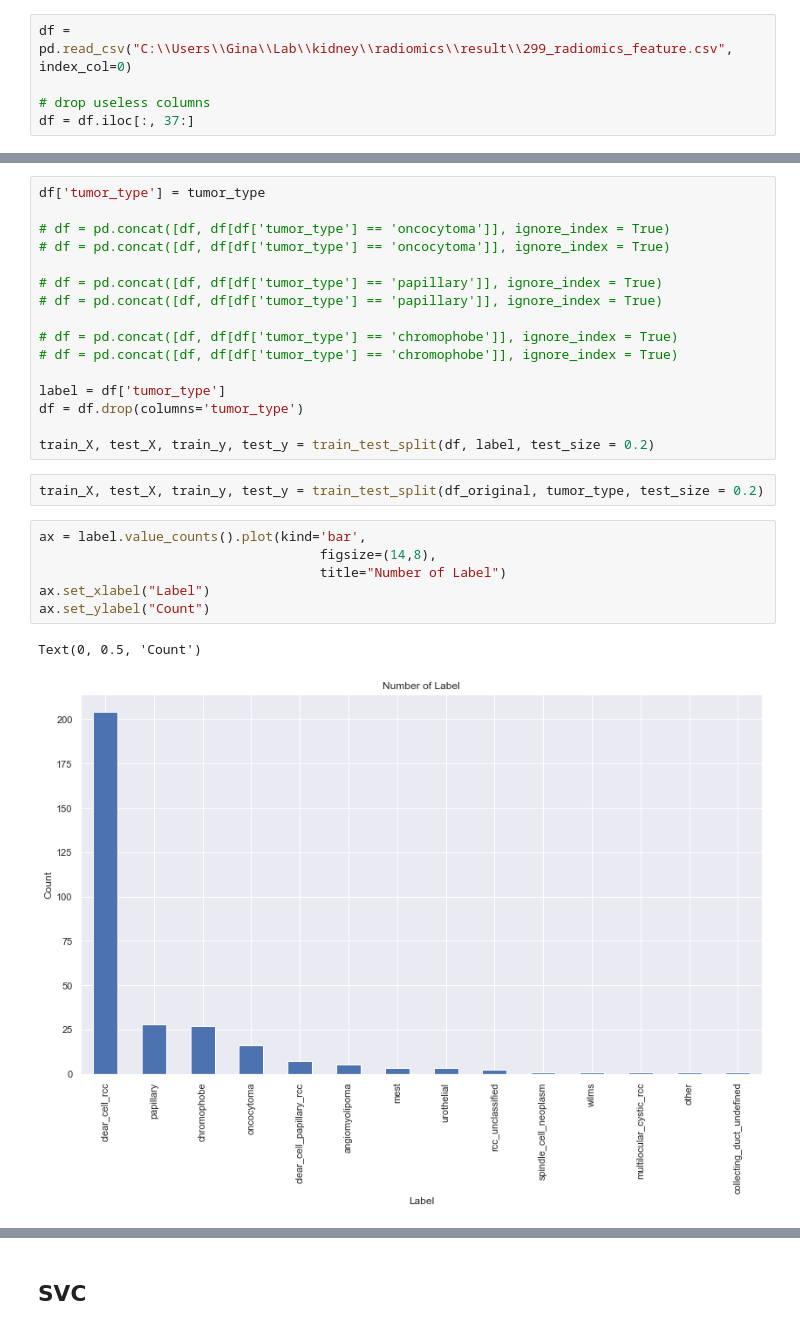
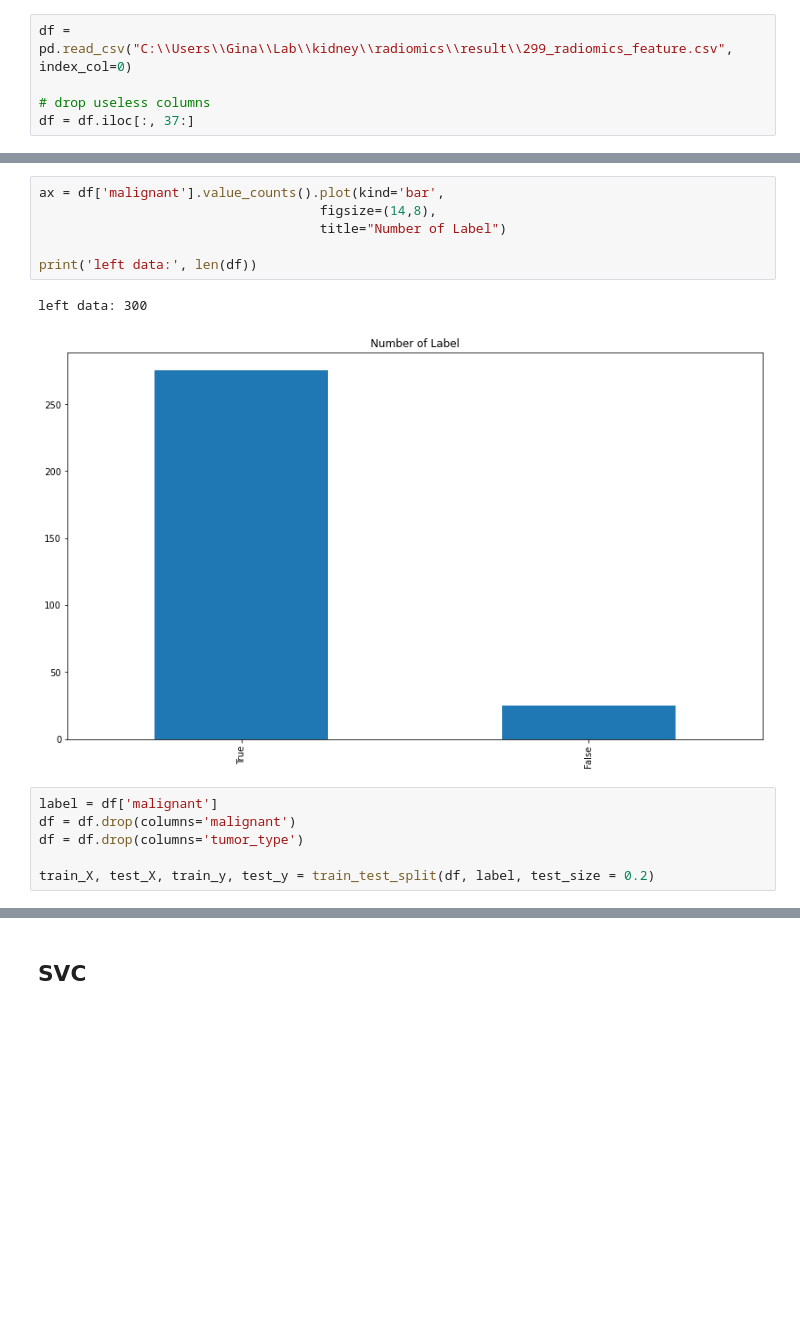
Before and after one commit to ginagigo123/radiomics_kits, a Jupyter notebook: kits_feature.ipynb, the cells around one changed output, grey strips where cells are left out. Saved outputs shown, nothing was run; the diff lists cells and outputs as text; blank space fills up the shorter version.

```diff
--- a/kits_feature.ipynb
+++ b/kits_feature.ipynb
@@ -82,30 +135,18 @@ df_original = df_original.drop(log_column, axis=1)
+# %%
+ax = df['malignant'].value_counts().plot(kind='bar',
+                                    figsize=(14,8),
+                                    title="Number of Label")
+
+print('left data:', len(df))
+# %% [output]
+left data: 300
+[figure, added]
 # %%
-df['tumor_type'] = tumor_type
-
-# df = pd.concat([df, df[df['tumor_type'] == 'oncocytoma']], ignore_index = True)
-# df = pd.concat([df, df[df['tumor_type'] == 'oncocytoma']], ignore_index = True)
-
-# df = pd.concat([df, df[df['tumor_type'] == 'papillary']], ignore_index = True)
-# df = pd.concat([df, df[df['tumor_type'] == 'papillary']], ignore_index = True)
-
-# df = pd.concat([df, df[df['tumor_type'] == 'chromophobe']], ignore_index = True)
-# df = pd.concat([df, df[df['tumor_type'] == 'chromophobe']], ignore_index = True)
-
-label = df['tumor_type']
+label = df['malignant']
+df = df.drop(columns='malignant')
 df = df.drop(columns='tumor_type')
 
 train_X, test_X, train_y, test_y = train_test_split(df, label, test_size = 0.2)
-# %%
-train_X, test_X, train_y, test_y = train_test_split(df_original, tumor_type, test_size = 0.2)
-# %%
-ax = label.value_counts().plot(kind='bar',
-                                    figsize=(14,8),
-                                    title="Number of Label")
-ax.set_xlabel("Label")
-ax.set_ylabel("Count")
-# %% [output]
-Text(0, 0.5, 'Count')
-[figure, removed]
 # %%
 df.head(5)
 # %% [output]
```
Also changed, not shown: parts of 41 cells of this notebook, 4 other files.
